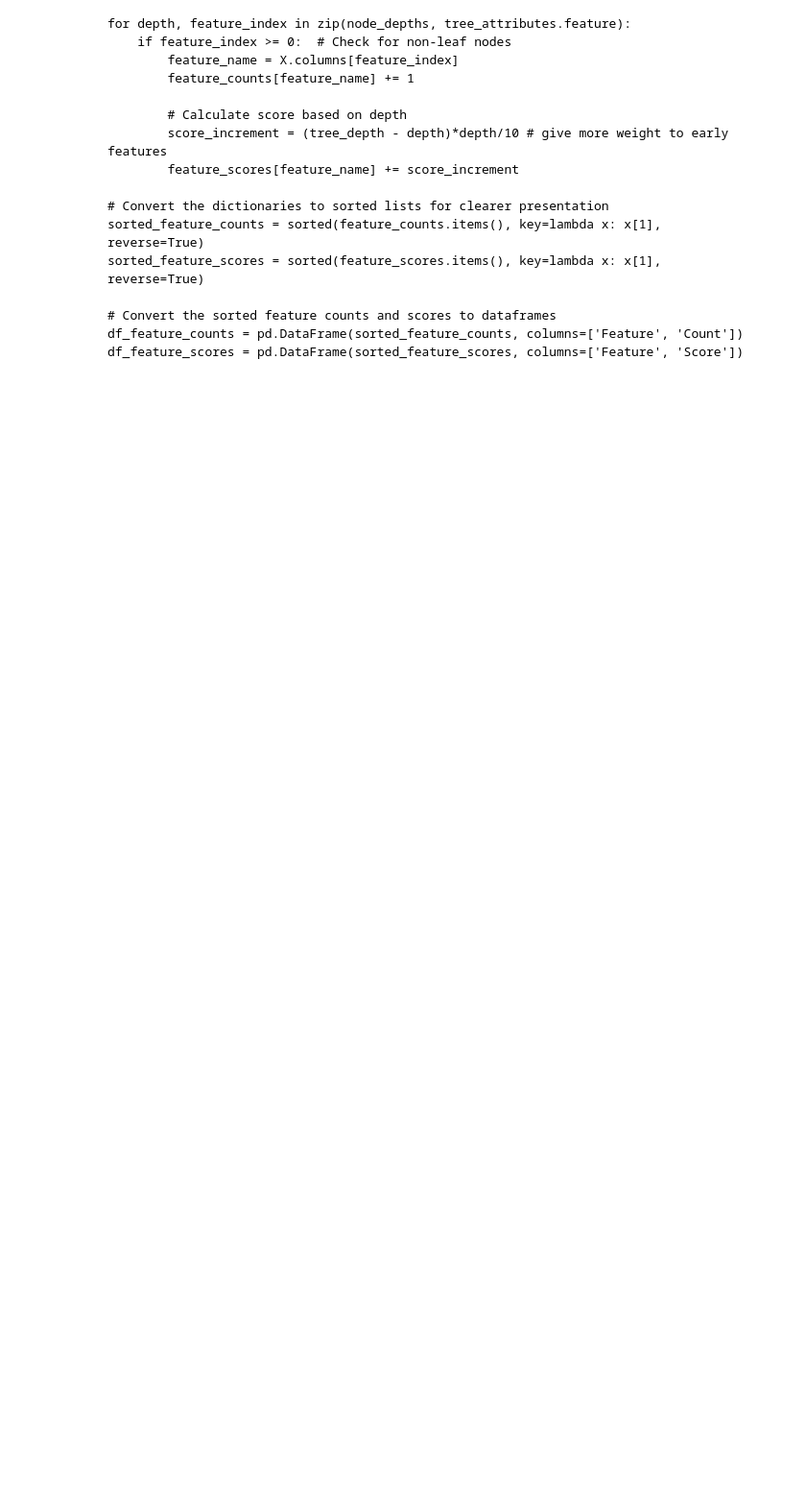
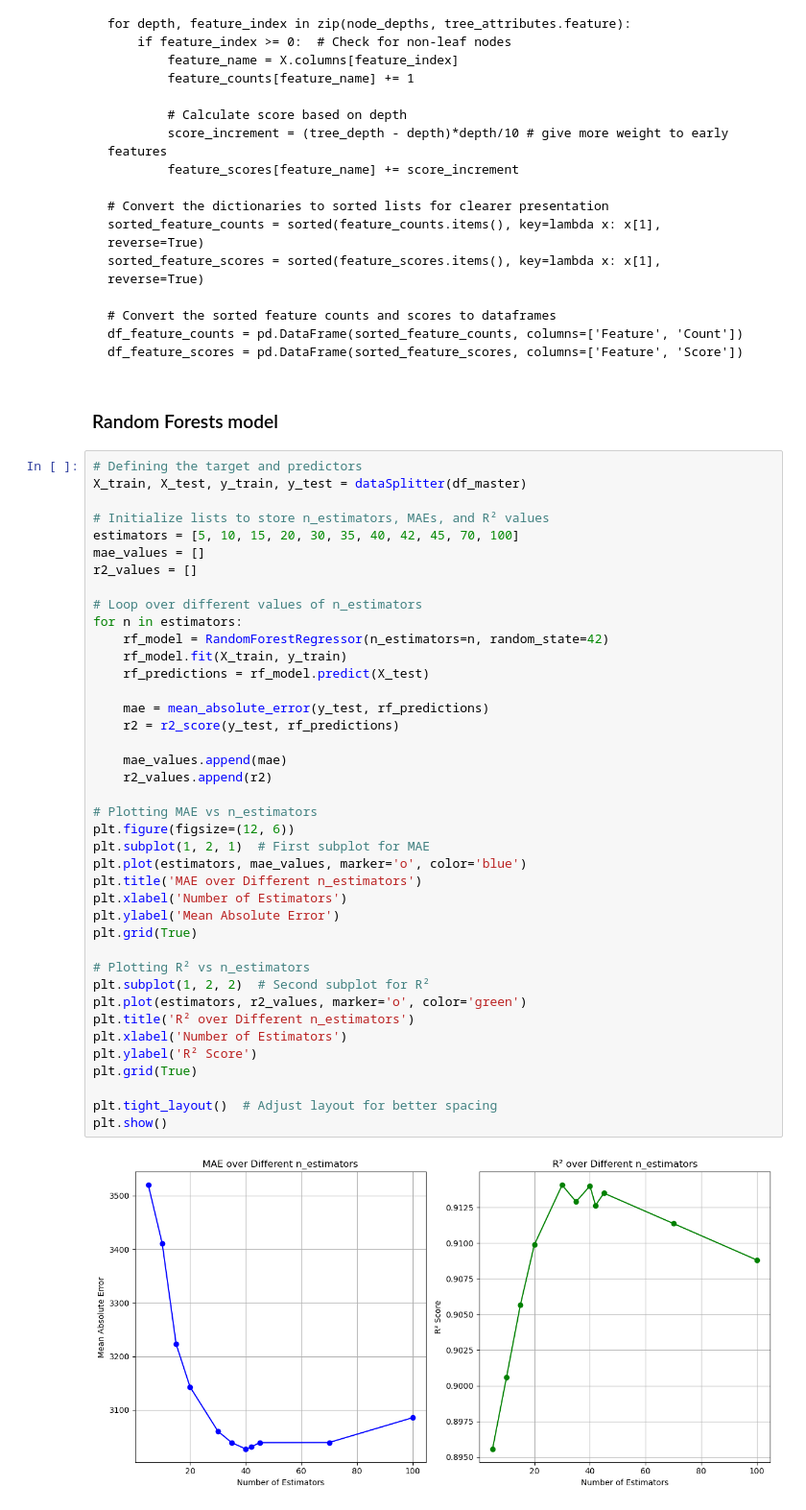
Before and after one commit to GustavoSept/Economic_Freedom_Analysis, a Jupyter notebook: Python_Data Analysis/06_PredictiveModel_01_Testing Algorithms.ipynb, the cells around one changed output. Shown at 96% size. Drawn from its saved outputs; the diff is of its cells as text; blank space fills up the shorter version.

Commit message:
added Gradient Boosting and Random Forests

```diff
--- a/Python_Data Analysis/06_PredictiveModel_01_Testing Algorithms.ipynb
+++ b/Python_Data Analysis/06_PredictiveModel_01_Testing Algorithms.ipynb
@@ -625,3 +618,47 @@ if 1 + 1 == 3:
     # Convert the sorted feature counts and scores to dataframes
     df_feature_counts = pd.DataFrame(sorted_feature_counts, columns=['Feature', 'Count'])
     df_feature_scores = pd.DataFrame(sorted_feature_scores, columns=['Feature', 'Score'])
+# %% [markdown]
+###  Random Forests model
+# %%
+# Defining the target and predictors
+X_train, X_test, y_train, y_test = dataSplitter(df_master)
+
+# Initialize lists to store n_estimators, MAEs, and R² values
+estimators = [5, 10, 15, 20, 30, 35, 40, 42, 45, 70, 100]
+mae_values = []
+r2_values = []
+
+# Loop over different values of n_estimators
+for n in estimators:
+    rf_model = RandomForestRegressor(n_estimators=n, random_state=42)
+    rf_model.fit(X_train, y_train)
+    rf_predictions = rf_model.predict(X_test)
+
+    mae = mean_absolute_error(y_test, rf_predictions)
+    r2 = r2_score(y_test, rf_predictions)
+
+    mae_values.append(mae)
+    r2_values.append(r2)
+
+# Plotting MAE vs n_estimators
+plt.figure(figsize=(12, 6))
+plt.subplot(1, 2, 1)  # First subplot for MAE
+plt.plot(estimators, mae_values, marker='o', color='blue')
+plt.title('MAE over Different n_estimators')
+plt.xlabel('Number of Estimators')
+plt.ylabel('Mean Absolute Error')
+plt.grid(True)
+
+# Plotting R² vs n_estimators
+plt.subplot(1, 2, 2)  # Second subplot for R²
+plt.plot(estimators, r2_values, marker='o', color='green')
+plt.title('R² over Different n_estimators')
+plt.xlabel('Number of Estimators')
+plt.ylabel('R² Score')
+plt.grid(True)
+
+plt.tight_layout()  # Adjust layout for better spacing
+plt.show()
+# %% [output]
+[figure, added]
```
Also changed, not shown: parts of 6 cells of this notebook.
